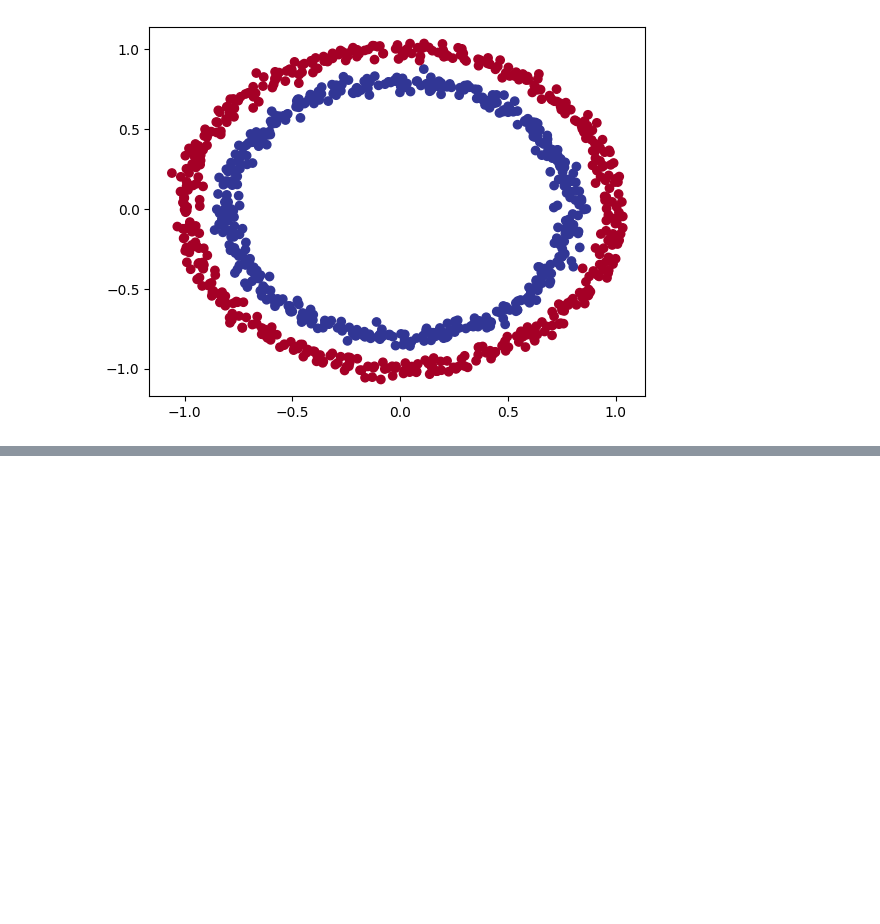
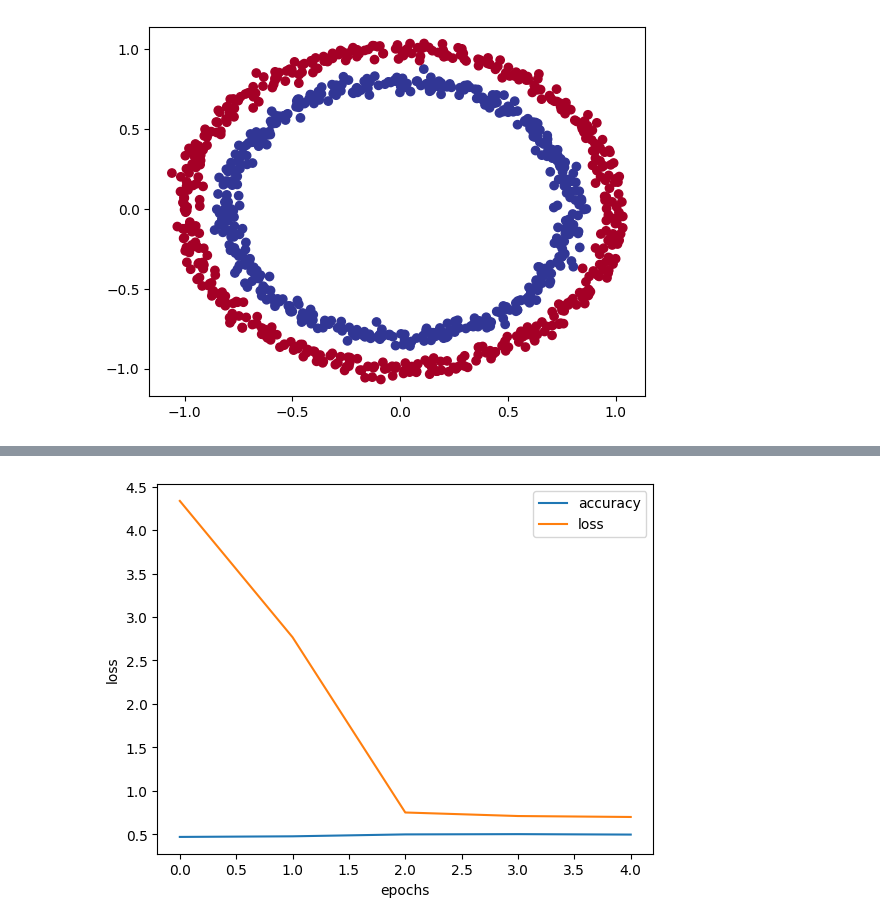
Before and after one commit to MahdadGhasemian/ai-lab, a Jupyter notebook: colab-notebooks/02_neural_network_classification_in_tensorflow.ipynb, the cells around one changed output, grey strips where cells are left out. Saved outputs shown, nothing was run; the diff lists cells and outputs as text; code cells hidden in the pictures; blank space fills up the shorter version.

```diff
--- a/colab-notebooks/02_neural_network_classification_in_tensorflow.ipynb
+++ b/colab-notebooks/02_neural_network_classification_in_tensorflow.ipynb
@@ -73,0 +97,16 @@ plt.scatter(X[:, 0], X[:, 1], c=y, cmap=plt.cm.RdYlBu);
+# %%
+# Set the random seed
+tf.random.set_seed(42)
+
+# 1. Create the model using the Sequential API
+model_1 = tf.keras.Sequential([
+  tf.keras.layers.Dense(1)
+])
+
+# 2. Compile the model
+model_1.compile(loss=tf.keras.losses.BinaryCrossentropy(),
+                optimizer=tf.keras.optimizers.SGD(),
+                metrics=["accuracy"])
+
+# 3. Fit the model
+history = model_1.fit(X, y, epochs=5)
@@ -73,0 +124,7 @@ plt.scatter(X[:, 0], X[:, 1], c=y, cmap=plt.cm.RdYlBu);
+# %%
+# Plot hisotry
+pd.DataFrame(history.history).plot()
+plt.ylabel("loss")
+plt.xlabel("epochs");
+# %% [output]
+[figure, added]
```
Also changed, not shown: parts of 14 cells of this notebook.
